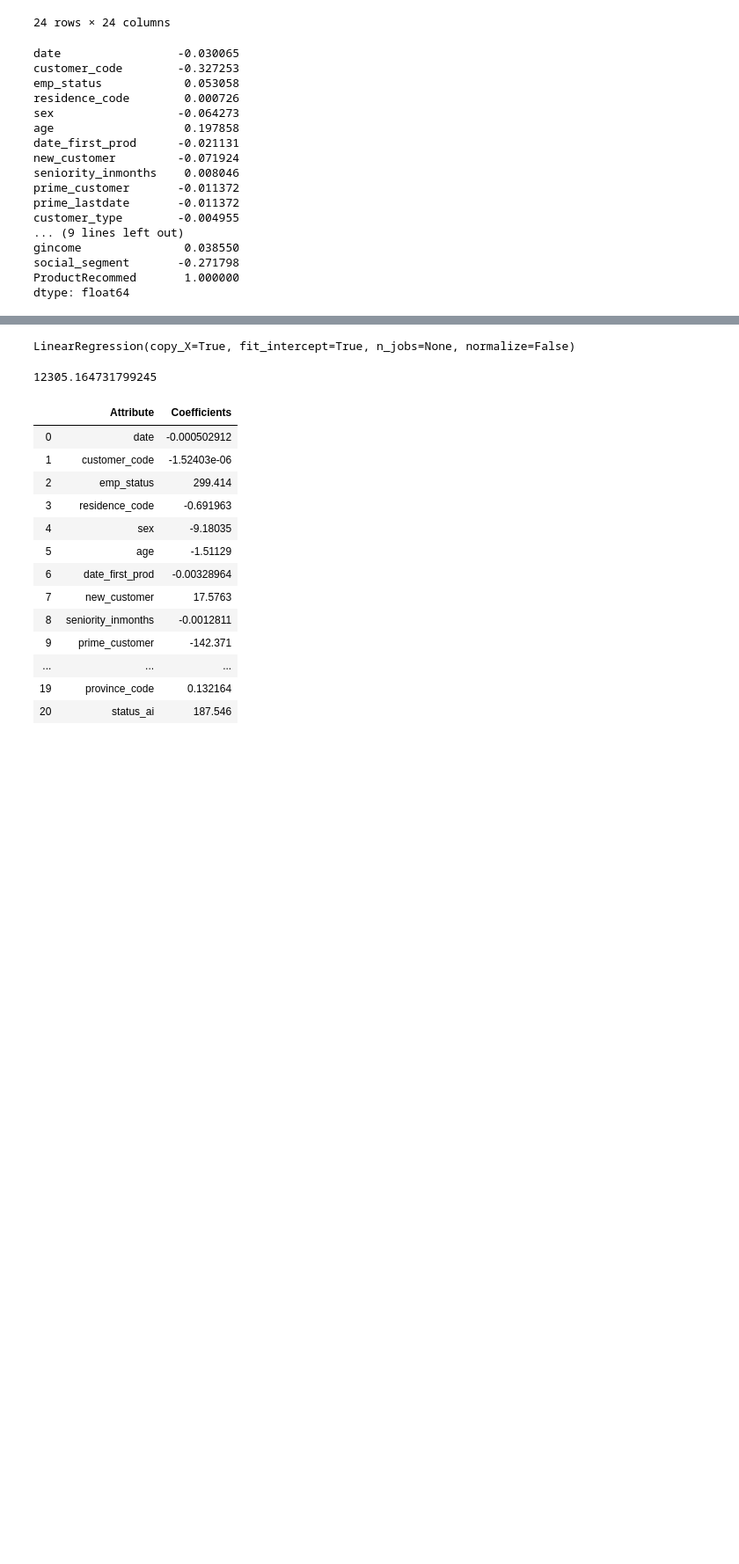
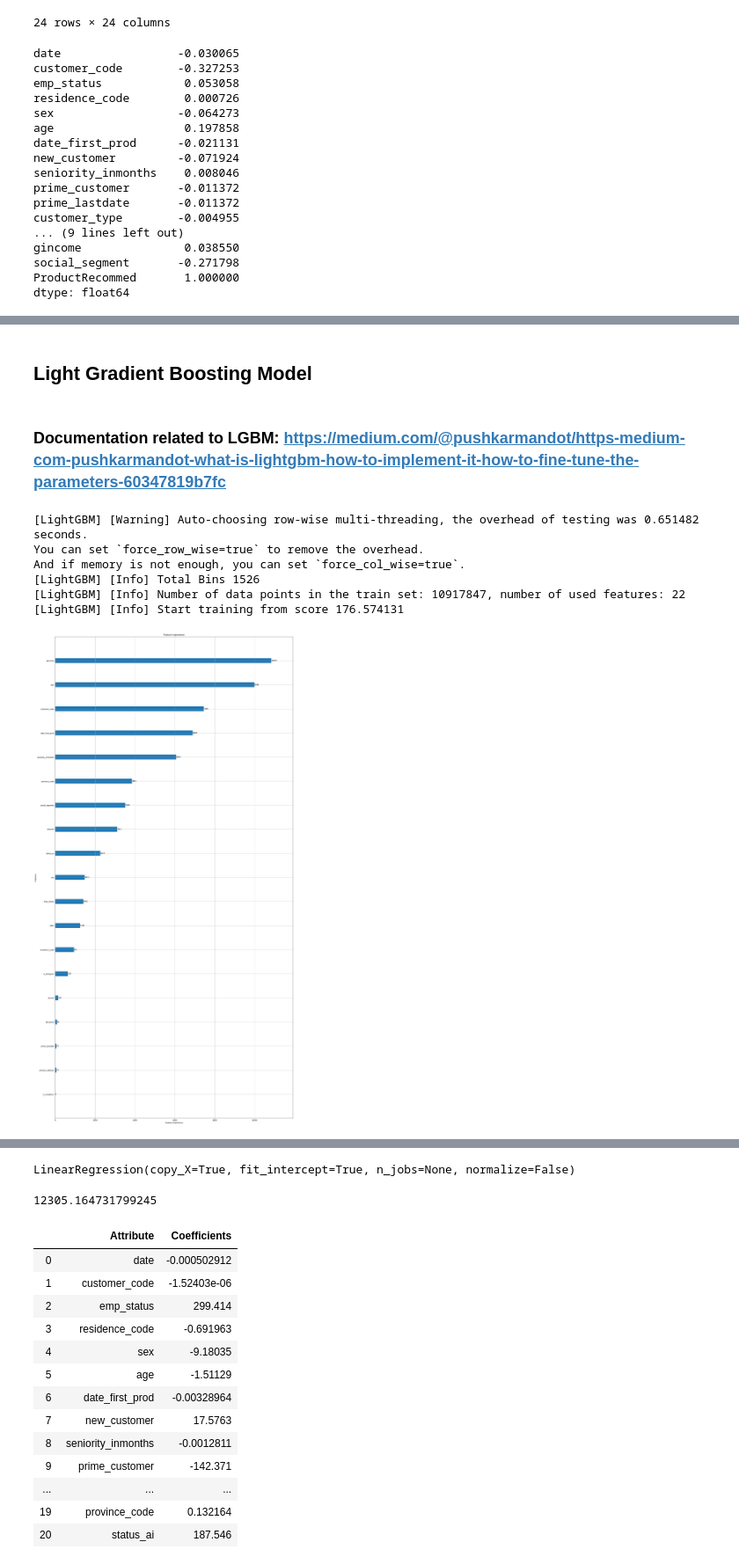
Before and after one commit to PRINCEMAIN/santander-starter-Dataset-ProductRecommendation, a Jupyter notebook: santander-starter.ipynb, the cells around one changed output, grey strips where cells are left out. Shown at 88% size. Saved outputs shown, nothing was run; the diff lists cells and outputs as text; code cells hidden in the pictures; blank space fills up the shorter version.

```diff
--- a/santander-starter.ipynb
+++ b/santander-starter.ipynb
@@ -1315,0 +767,46 @@ plot_corr(traintesting)
+# %% [markdown]
+## Light Gradient Boosting Model
+# %% [markdown]
+### Documentation related to LGBM:   https://medium.com/@pushkarmandot/https-medium-com-pushkarmandot-what-is-lightgbm-how-to-implement-it-how-to-fine-tune-the-parameters-60347819b7fc
+# %%
+import lightgbm as lgb
+x_train, x_valid, y_train, y_valid = train_test_split(traintesting.drop(["ProductRecommed"], axis=1), traintesting['ProductRecommed'], test_size=0.2, random_state=13)
+def lgb_model(train, feat, target):
+
+
+    train_set = lgb.Dataset(x_train, label=y_train)
+    valid_set = lgb.Dataset(x_valid, label=y_valid)
+
+    MAX_ROUNDS = 2000
+    params = {
+        "boosting": 'gbdt', # "dart",
+        "learning_rate": 0.01,
+        "nthread": -1,
+        "seed": 13,
+        "num_boost_round": MAX_ROUNDS,
+        #"objective": "binary",
+        #"metric": "auc",
+        "metric": "None"
+    }
+
+    model = lgb.train(
+        params,
+        train_set=train_set,
+        valid_sets=[train_set, valid_set],
+        #early_stopping_rounds=50,
+        verbose_eval=100
+    )
+
+    lgb.plot_importance(model, figsize=(24, 50))
+
+    return model
+# %%
+model = lgb_model(traintesting, traintesting.drop(["ProductRecommed"], axis=1), traintesting['ProductRecommed'])
+# %% [output]
+[LightGBM] [Warning] Auto-choosing row-wise multi-threading, the overhead of testing was 0.651482 seconds.
+You can set `force_row_wise=true` to remove the overhead.
+And if memory is not enough, you can set `force_col_wise=true`.
+[LightGBM] [Info] Total Bins 1526
+[LightGBM] [Info] Number of data points in the train set: 10917847, number of used features: 22
+[LightGBM] [Info] Start training from score 176.574131
+[figure, added]
```
Also changed, not shown: parts of 136 cells of this notebook, 6 other files.
